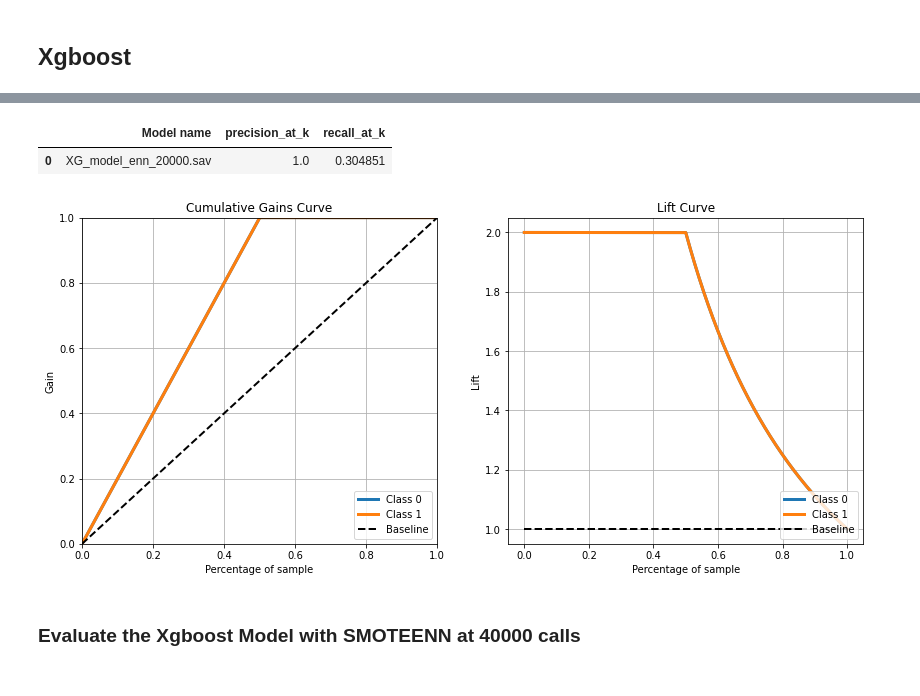
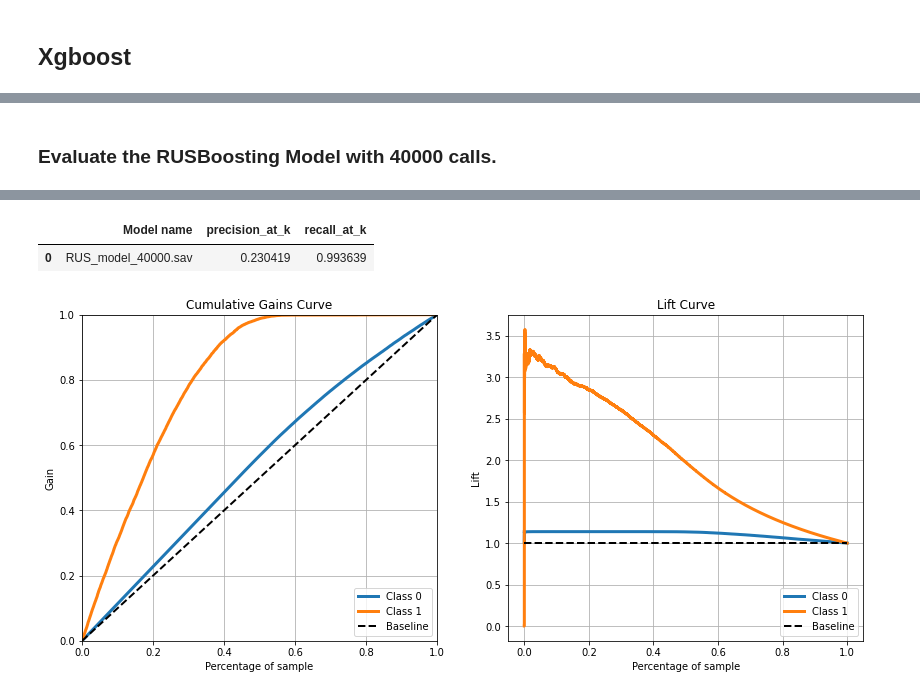
Before and after one commit to bruno154/health_insurence_cross_sell_project, a Jupyter notebook: pa004_health_insurance_cross_sell.ipynb, the cells around one changed output, grey strips where cells are left out. Cells and saved outputs as stored; diff of their text form; code cells hidden in the pictures.

```diff
--- a/pa004_health_insurance_cross_sell.ipynb
+++ b/pa004_health_insurance_cross_sell.ipynb
@@ -1332,8 +1368,8 @@ Separanting randomly 76221 observation as test data in order to evaluate the gen
 The Xvalid and yvalid dataframes will bne used for tunning the model.
 # %%
 # Splitting X and y
-data_test  = data.sample(100000)
-data_train = data[~(data.index.isin(data_test.index.to_list()))]
+X= data.drop('response',axis=1)
+y= data.response
 
 # Training and Valid data
 Xtrain, Xvalid, ytrain, yvalid = train_test_split(X, y, test_size=0.20, shuffle=True, random_state=0)
@@ -1531,26 +1568,26 @@ In this section we are going to test three ML models.
 # %%
-from sklearn.ensemble import RandomForestClassifier
-
 models = {'rf':RandomForestClassifier(),
           'et':ExtraTreesClassifier(),
           'knn': KNeighborsClassifier(n_neighbors = 3),
-          'lgb':lgb.LGBMClassifier()}
+          'lgb':lgb.LGBMClassifier(),
+          'brf':BalancedRandomForestClassifier(n_estimators=100, random_state=0),
+          'rus':RUSBoostClassifier(n_estimators=200, algorithm='SAMME.R', random_state=0)}
 
 # Features Selected
 features = X_subset.columns.to_list()
 
 # Data
-data_train_smt = pd.concat([Xtrain_enn, ytrain_enn], axis=1)
-data_test_smt = pd.concat([Xvalid_enn, yvalid_enn], axis=1)
+data_train = pd.concat([Xtrain, ytrain], axis=1)
+data_test = pd.concat([Xvalid, yvalid], axis=1)
 
 for model in models.values():
 
     # Evaluation
-    painel, _ = train_evaluate_model( data_train=data_train_smt,
-                                        data_test=data_test_smt,
-                                        model=model,
-                                        model_name="Modelo "+str(model),
-                                        k=40000)
+    painel, _ = model_selection(data_train=data_train,
+                                data_test=data_test,
+                                model=model,
+                                model_name="Modelo "+str(model),
+                                k=40000)
 
     print(painel)
     print('\n')
@@ -1776,0 +1705,11 @@ painel
+# %%
+model_rus = RUSBoostClassifier(n_estimators=200, algorithm='SAMME.R', random_state=0)
+
+# Evaluation
+painel, xgboost_model_20000 = train_evaluate_model( data_train=data_train,
+                                                      data_test=data_test,
+                                                      model=model_rus,
+                                                      model_name='RUS_model_20000.sav')
+
+# Metrics Painel
+painel
@@ -1777,9 +1720,12 @@ painel
+# %% [markdown]
+### Evaluate the RUSBoosting Model with 40000 calls.
 # %%
 # Evaluation
-painel, xgboost_model_20000 = train_evaluate_model( data_train=data_train_enn,
-                                                      data_test=data_test_enn,
-                                                      model=model_xgb,
-                                                      model_name='XG_model_enn_20000.sav')
+painel, xgboost_model_20000 = train_evaluate_model( data_train=data_train,
+                                                    data_test=data_test,
+                                                    model=model_rus,
+                                                    model_name='RUS_model_40000.sav',
+                                                    k=40000)
 
 # Metrics Painel
 painel
@@ -1788,5 +1733,3 @@ painel
 |  | Model name | precision_at_k | recall_at_k |
-| 0 | XG_model_enn_20000.sav | 1.0 | 0.304851 |
+| 0 | RUS_model_40000.sav | 0.230419 | 0.993639 |
-[figure, old version]
+[figure, new version]
-# %% [markdown]
-### Evaluate the Xgboost Model with SMOTEENN at 40000 calls
```
Also changed, not shown: parts of 57 cells of this notebook, 29 other files.
